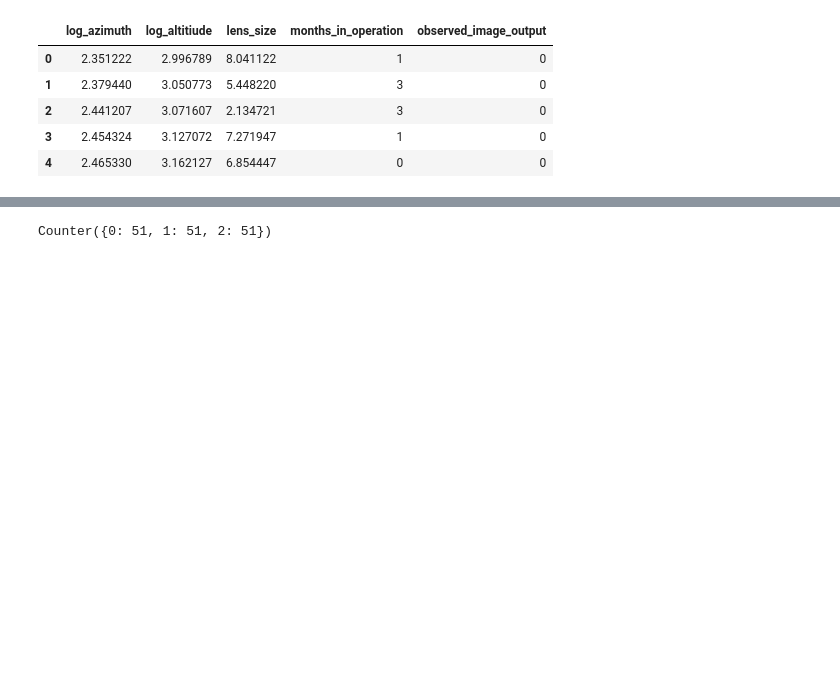
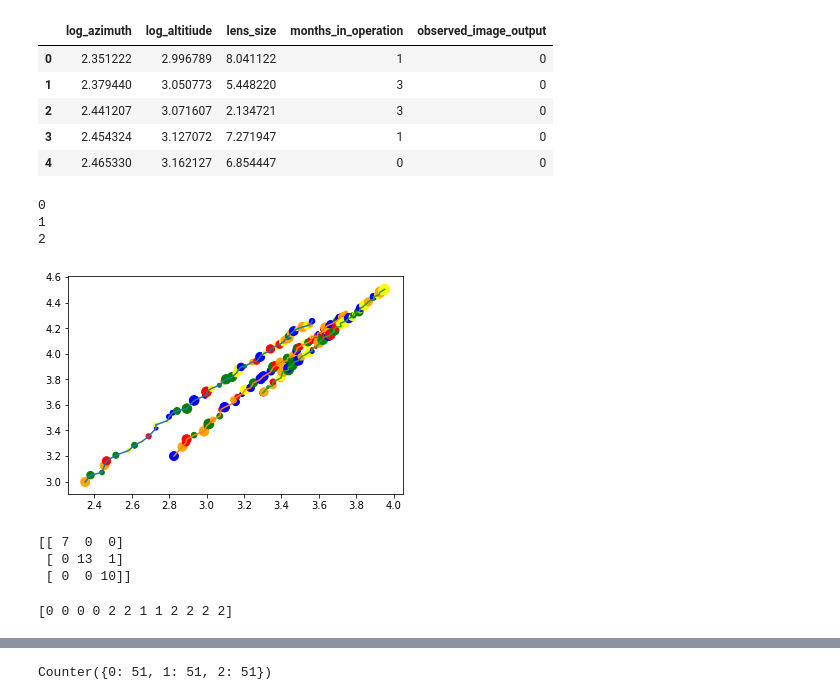
Before and after one commit to eugeneh101/apexlabs_takehome_nBJkgUBNNAwaKvd, a Jupyter notebook: Coding-Challenge.ipynb, the cells around one changed output, grey strips where cells are left out. Drawn from its saved outputs; the diff is of its cells as text; code cells hidden in the pictures; blank space fills up the shorter version.

```diff
--- a/Coding-Challenge.ipynb
+++ b/Coding-Challenge.ipynb
@@ -70,3 +72,60 @@ df.head()
 | 2 | 2.441207 | 3.071607 | 2.134721 | 3 | 0 |
 | 3 | 2.454324 | 3.127072 | 7.271947 | 1 | 0 |
 | 4 | 2.465330 | 3.162127 | 6.854447 | 0 | 0 |
+# %%
+color_dict = {0: 'red', 1: 'orange', 2: 'yellow', 3: 'green', 4: 'blue'}
+
+for grp in df.groupby('observed_image_output'):
+    print grp[0]
+    df_temp = grp[1]
+    plt.scatter(df_temp['log_azimuth'], df_temp['log_altitiude'],
+                c=[color_dict[element] for element in df_temp['months_in_operation']],
+               s=(df_temp['lens_size']) * 10)
+    plt.plot(df_temp['log_azimuth'], df_temp['log_altitiude'])
+# %% [output]
+0
+1
+2
+[figure, added]
+# %%
+from sklearn import preprocessing
+from sklearn.model_selection import train_test_split
+from sklearn import neighbors
+from sklearn.metrics import confusion_matrix
+
+rescaler = preprocessing.Normalizer()
+X = rescaler.fit_transform(df[['log_azimuth', 'log_altitiude']])
+y = df['observed_image_output']
+X_train, X_test, y_train, y_test = train_test_split(X, y, test_size=0.2)
+
+
+n_neighbors = 5
+clf = neighbors.KNeighborsClassifier(n_neighbors)
+clf.fit(X_train, y_train)
+
+predictions = clf.predict(X_test)
+print(confusion_matrix(y_test, predictions))
+# %% [output]
+[[ 7  0  0]
+ [ 0 13  1]
+ [ 0  0 10]]
+# %%
+df_test = pd.read_csv('q2/satelite_20_test.csv')
+print(clf.predict(df_test[['log_azimuth', 'log_altitiude']])) # yay! correct predictions
+
+# Took me many tries. I used XGBoost and Random Forest (with Out-of-Bag-Error) with cross
+# validation and grid search. I wish I had more time so that I would be comfortable working out
+# the Explatory Data Analysis with plots.
+
+# From inspection of the plot, I determined that log_azimuth and log_altitiude are the main features.
+# I do not know lens_size and months_in_operation. My only concern is that I performed manual feature
+# selection/importance; but I assume these features are important because the satellite travels in a
+# mechanical way with minimal deviance from its path.
+
+# With different train_test_split, I've run the K-Nearest Neighbors (KNN) model multiple times and most
+# predictions for the validation set are correct. The errors are when it cannot determine whether
+# the picture was from group 1 or 2 since the satellite moves in similar trajectories for those.
+# Ideally, I wanted to create a classifier that checks distance from each image_output's satellite trajectory.
+# I settled with KNN because it appears to work well and I'm low on time.
+# %% [output]
+[0 0 0 0 2 2 1 1 2 2 2 2]
```
Also changed, not shown: parts of 9 cells of this notebook.
